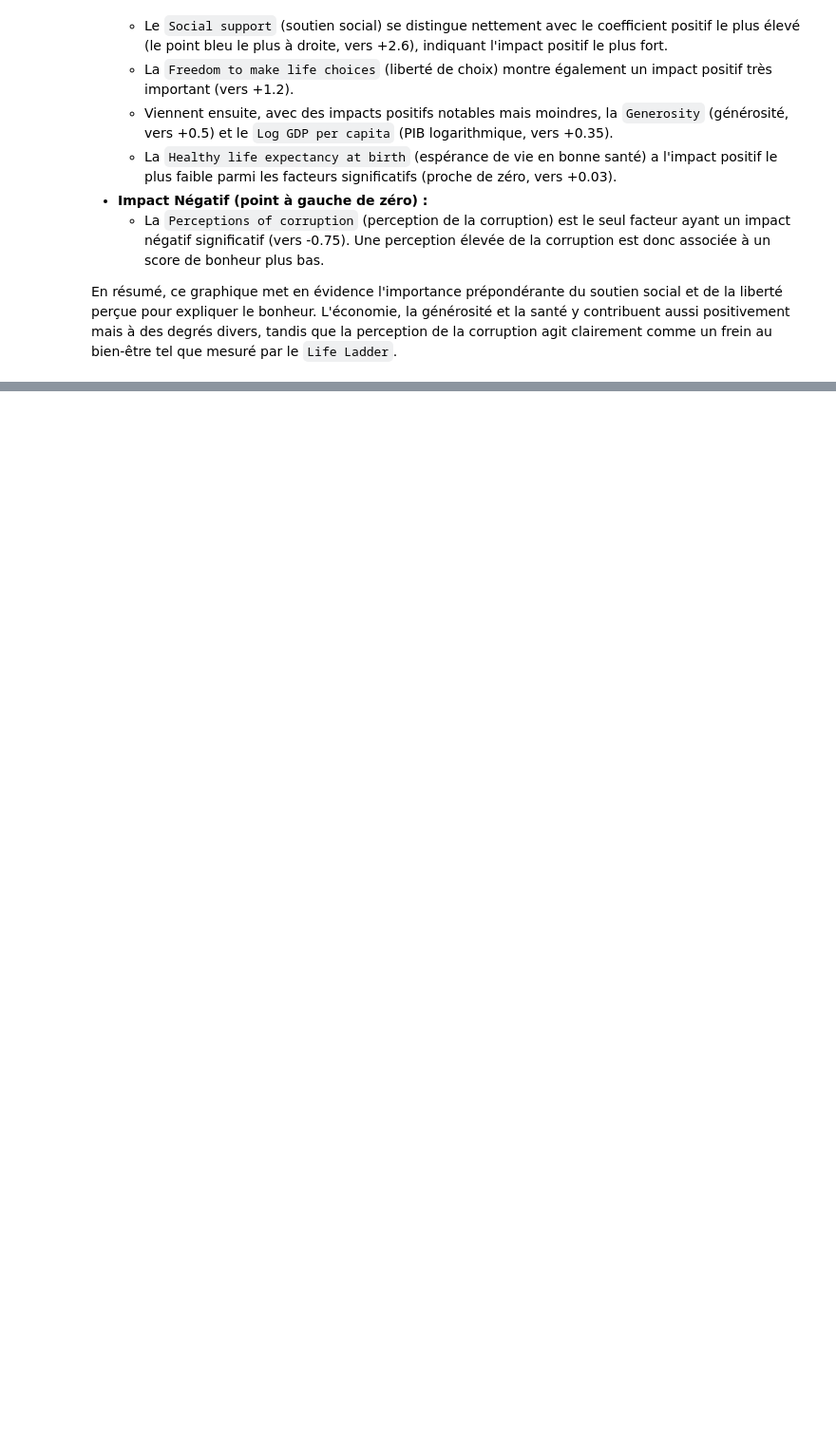
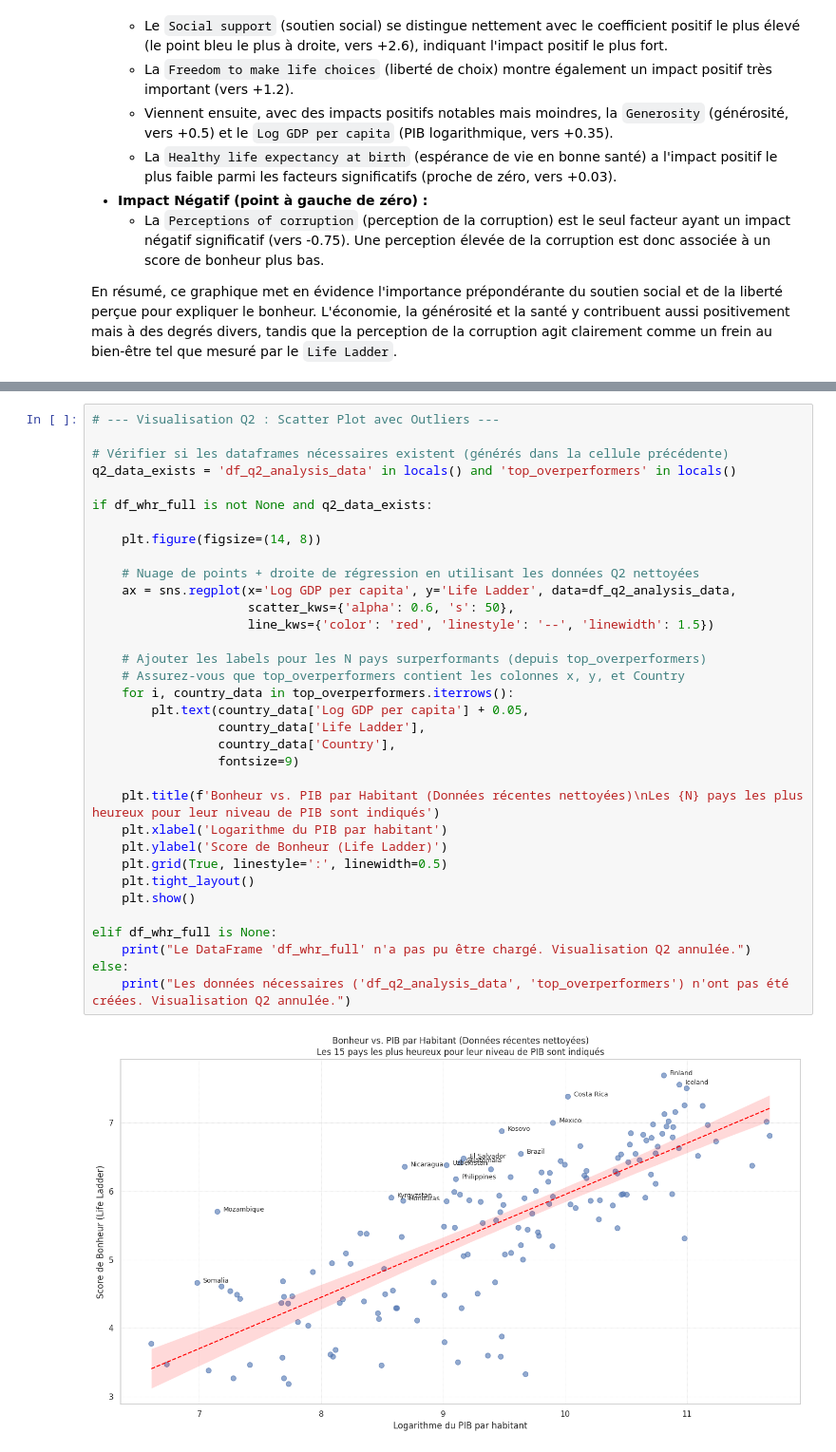
Before and after one commit to Rayane0001/world-happiness-analysis, a Jupyter notebook: analyse_rayane.ipynb, the cells around one changed output, grey strips where cells are left out. Shown at 95% size. Drawn from its saved outputs; the diff is of its cells as text; blank space fills up the shorter version.

```diff
--- a/analyse_rayane.ipynb
+++ b/analyse_rayane.ipynb
@@ -119,0 +185,36 @@ En résumé, ce graphique met en évidence l'importance prépondérante du souti
+# %%
+# --- Visualisation Q2 : Scatter Plot avec Outliers ---
+
+# Vérifier si les dataframes nécessaires existent (générés dans la cellule précédente)
+q2_data_exists = 'df_q2_analysis_data' in locals() and 'top_overperformers' in locals()
+
+if df_whr_full is not None and q2_data_exists:
+
+    plt.figure(figsize=(14, 8))
+
+    # Nuage de points + droite de régression en utilisant les données Q2 nettoyées
+    ax = sns.regplot(x='Log GDP per capita', y='Life Ladder', data=df_q2_analysis_data,
+                     scatter_kws={'alpha': 0.6, 's': 50},
+                     line_kws={'color': 'red', 'linestyle': '--', 'linewidth': 1.5})
+
+    # Ajouter les labels pour les N pays surperformants (depuis top_overperformers)
+    # Assurez-vous que top_overperformers contient les colonnes x, y, et Country
+    for i, country_data in top_overperformers.iterrows():
+        plt.text(country_data['Log GDP per capita'] + 0.05,
+                 country_data['Life Ladder'],
+                 country_data['Country'],
+                 fontsize=9)
+
+    plt.title(f'Bonheur vs. PIB par Habitant (Données récentes nettoyées)\nLes {N} pays les plus heureux pour leur niveau de PIB sont indiqués')
+    plt.xlabel('Logarithme du PIB par habitant')
+    plt.ylabel('Score de Bonheur (Life Ladder)')
+    plt.grid(True, linestyle=':', linewidth=0.5)
+    plt.tight_layout()
+    plt.show()
+
+elif df_whr_full is None:
+    print("Le DataFrame 'df_whr_full' n'a pas pu être chargé. Visualisation Q2 annulée.")
+else:
+    print("Les données nécessaires ('df_q2_analysis_data', 'top_overperformers') n'ont pas été créées. Visualisation Q2 annulée.")
+# %% [output]
+[figure, added]
```
Also changed, not shown: parts of 5 cells of this notebook.
